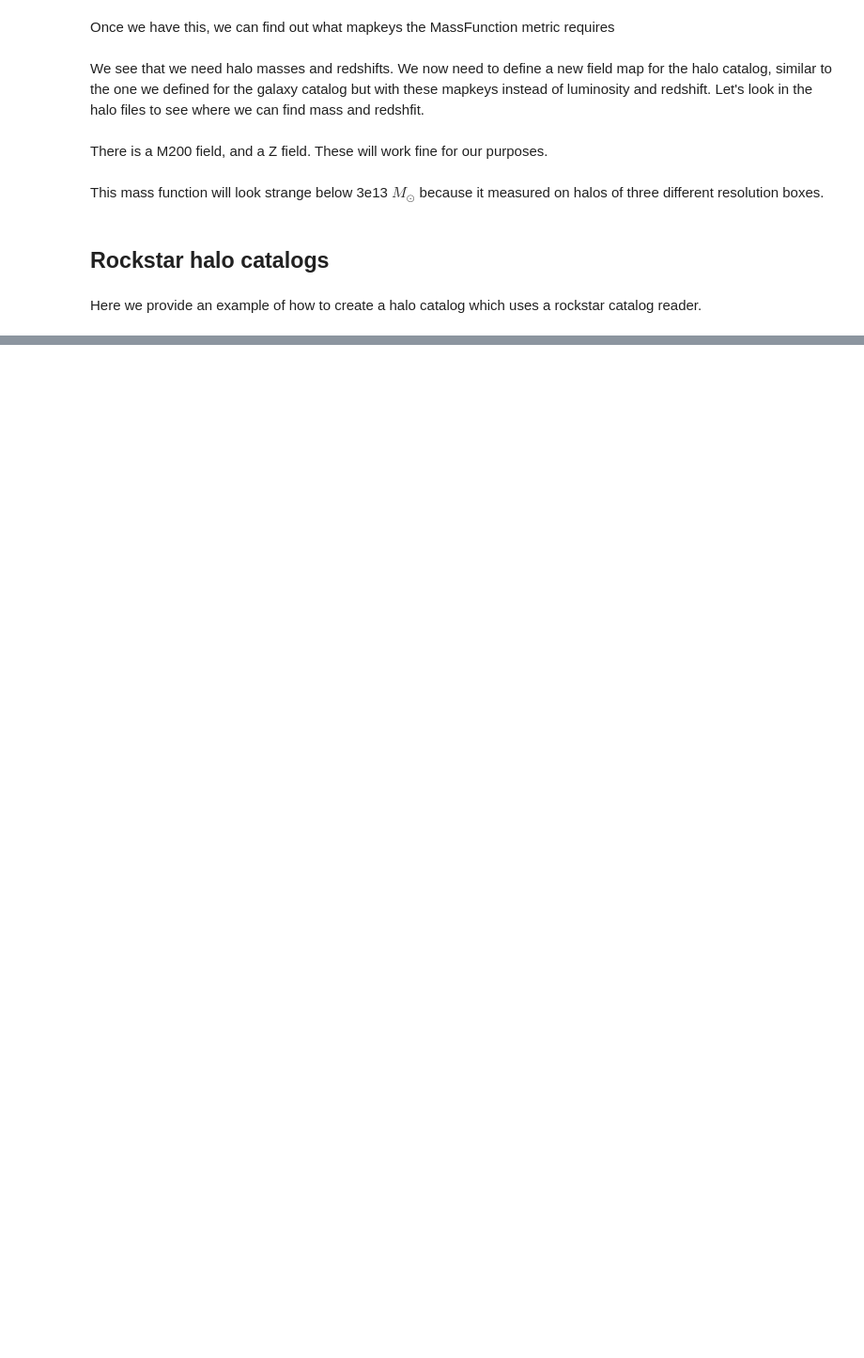
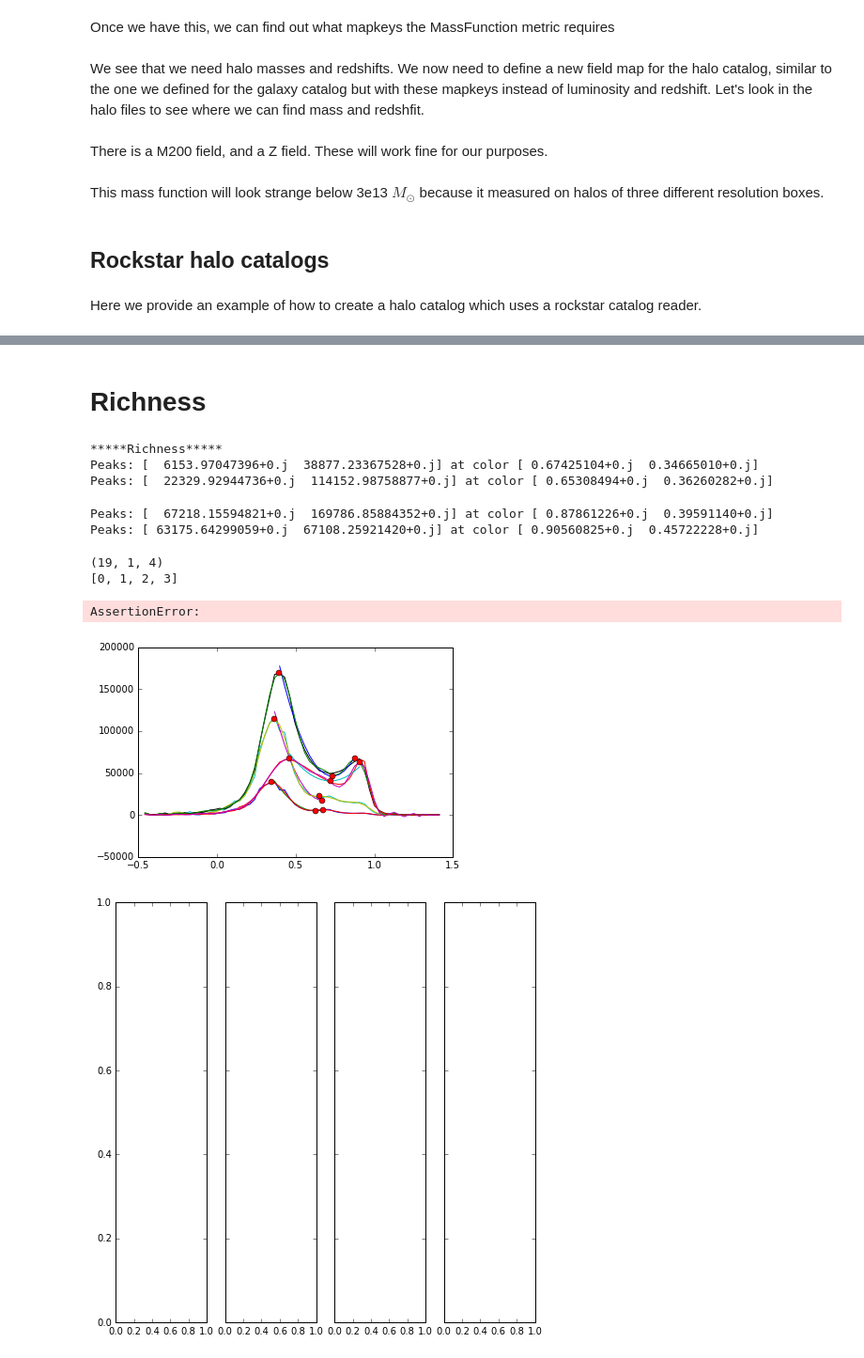
Before and after one commit to j-dr/bigbrother, a Jupyter notebook: example.ipynb, the cells around one changed output, grey strips where cells are left out. Shown at 94% size. Cells and saved outputs as stored; diff of their text form; code cells hidden in the pictures; blank space fills up the shorter version.

```diff
--- a/example.ipynb
+++ b/example.ipynb
@@ -222,0 +198,31 @@ AttributeError: 'numpy.ndarray' object has no attribute 'semilogy'
+# %% [markdown]
+# Richness
+# %%
+fm = {'halomass':OrderedDict([('M200', ['truth'])]),
+      'redshift':OrderedDict([('Z', ['truth'])]),
+      'luminosity':OrderedDict([('AMAG',['truth'])]),
+      'haloid':OrderedDict([('HALOID',['truth'])]),
+      'rhalo':OrderedDict([('RHALO', ['truth'])])}
+# %%
+bzd = Ministry(0.3, 0.7, 0.7, 0.0, 2.0, 3*53.71)
+bzdmetrics = [Richness(bzd, splitinfo=True,lightcone=True,zbins=np.logspace(-1,np.log10(2),5),colorbins=60)]#,Richness(bzd,colorbins=50)]
+files = glob('/u/ki/jderose/desims/addgals/catalogs/Buzzard/Catalog_v1.1/truth/Buzzard_v1.1_truth.*.fit')
+bfs = {}
+bfs['truth'] = files[:1]
+bzd.setGalaxyCatalog('BCC', bfs, fieldmap=fm, unitmap={'halomass':'msunh'})
+bzd.galaxycatalog.metrics = bzdmetrics
+bzd.validate()
+for m in bzd.metrics:
+    f, ax, l1 = m.visualize()
+    f.suptitle('Buzzard 1.1 Richness',fontsize=14)
+# %% [output]
+*****Richness*****
+Peaks: [  6153.97047396+0.j  38877.23367528+0.j] at color [ 0.67425104+0.j  0.34665010+0.j]
+Peaks: [  22329.92944736+0.j  114152.98758877+0.j] at color [ 0.65308494+0.j  0.36260282+0.j]
+Peaks: [  67218.15594821+0.j  169786.85884352+0.j] at color [ 0.87861226+0.j  0.39591140+0.j]
+Peaks: [ 63175.64299059+0.j  67108.25921420+0.j] at color [ 0.90560825+0.j  0.45722228+0.j]
+(19, 1, 4)
+[0, 1, 2, 3]
+AssertionError:
+[figure, added]
+[figure, added]
```
Also changed, not shown: parts of 34 cells of this notebook, 1 other file.
